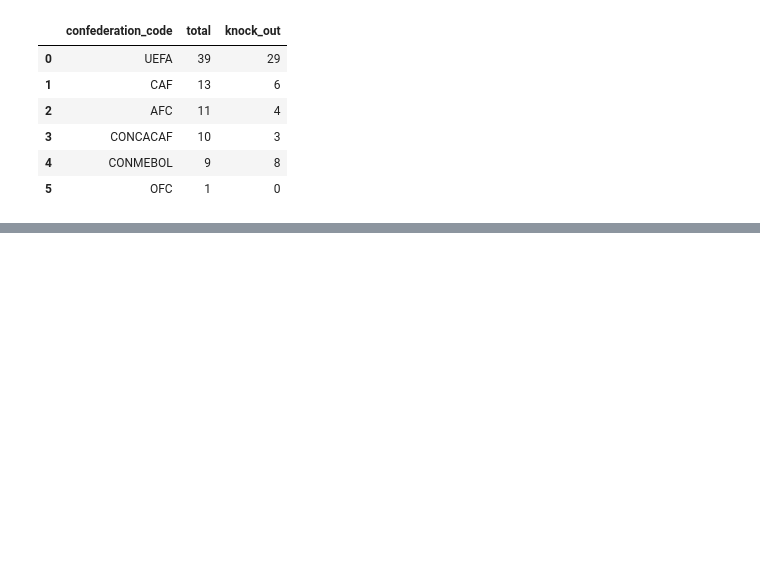
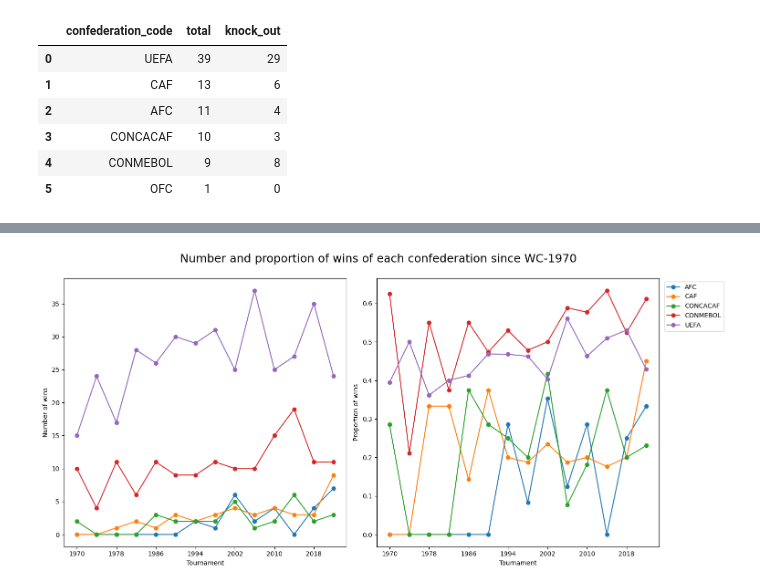
Before and after one commit to khuenlm/the-12th-man, a Jupyter notebook: notebooks/matches_eda.ipynb, the cells around one changed output, grey strips where cells are left out. Drawn from its saved outputs; the diff is of its cells as text; code cells hidden in the pictures; blank space fills up the shorter version.

Commit message:
update matches eda

```diff
--- a/notebooks/matches_eda.ipynb
+++ b/notebooks/matches_eda.ipynb
@@ -237,0 +340,3 @@ plt.savefig("../results/unique_team.png", bbox_inches = "tight")
+# %%
+prop_by_conf = matches_by_conf.merge(win_by_conf, on = "tournament_id", how = "left")
+prop_by_conf.head()
@@ -237,0 +350,14 @@ plt.savefig("../results/unique_team.png", bbox_inches = "tight")
+# %%
+# return winning proportion
+
+def return_win_prop(data, confederation):
+    data[confederation] = data[f"{confederation}_win"] / data[f"{confederation}_played"]
+# %%
+# apply to prop_by_conf and find winning proportion
+# drop unused columns
+
+conf_list = ["AFC", "CAF", "CONCACAF", "CONMEBOL", "OFC", "UEFA"]
+for conf in conf_list:
+    return_win_prop(prop_by_conf, conf)
+prop_by_conf = prop_by_conf[['tournament_id', 'AFC', 'CAF', 'CONCACAF', 'CONMEBOL', 'OFC', 'UEFA']].fillna(0)
+prop_by_conf
@@ -237,0 +380,33 @@ plt.savefig("../results/unique_team.png", bbox_inches = "tight")
+# %%
+# visualization: line chart of numbers and proportion of wins of each confederation over time
+# proportion is based on matches involving teams from that confederation
+# not include OFC because of the flat 0 wins/win proportion
+
+win_by_conf.columns = ['tournament_id', 'AFC', 'CAF', 'CONCACAF', 'CONMEBOL', 'UEFA', 'OFC']
+years = win_by_conf['tournament_id'].str.extract(r'(\d+)').astype(int).squeeze().tolist()
+years_ticks = []
+for i, year in enumerate(years):
+    if i % 2 == 0:
+        years_ticks.append(year)
+
+fig, ax = plt.subplots(1, 2, figsize = (15, 7))
+
+conf_list = ['AFC', 'CAF', 'CONCACAF', 'CONMEBOL', 'UEFA']
+
+for conf in conf_list:
+    ax[0].plot(years, win_by_conf[conf], marker = 'o', label = conf)
+    ax[1].plot(years, prop_by_conf[conf], marker = 'o', label = conf)
+
+ax[0].set_xticks(years_ticks)
+ax[1].set_xticks(years_ticks)
+ax[0].set_xlabel("Tournament")
+ax[1].set_xlabel("Tournament")
+ax[0].set_ylabel("Number of wins")
+ax[1].set_ylabel("Proportion of wins")
+
+plt.legend(bbox_to_anchor = (1.24, 1))
+plt.suptitle("Number and proportion of wins of each confederation since WC-1970", fontsize = 18, y = 1)
+plt.tight_layout()
+plt.savefig("../results/win_prop_count_conf.png", bbox_inches = "tight")
+# %% [output]
+[figure, added]
```
Also changed, not shown: parts of 17 cells of this notebook.
